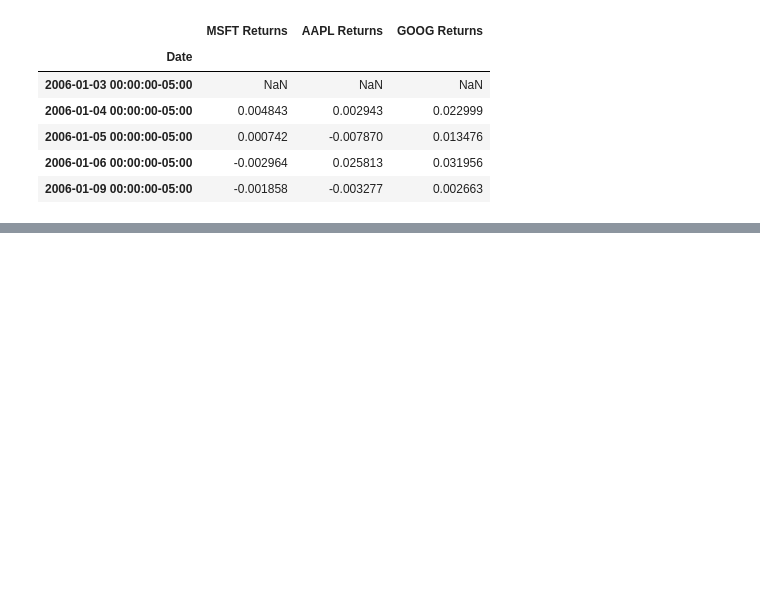
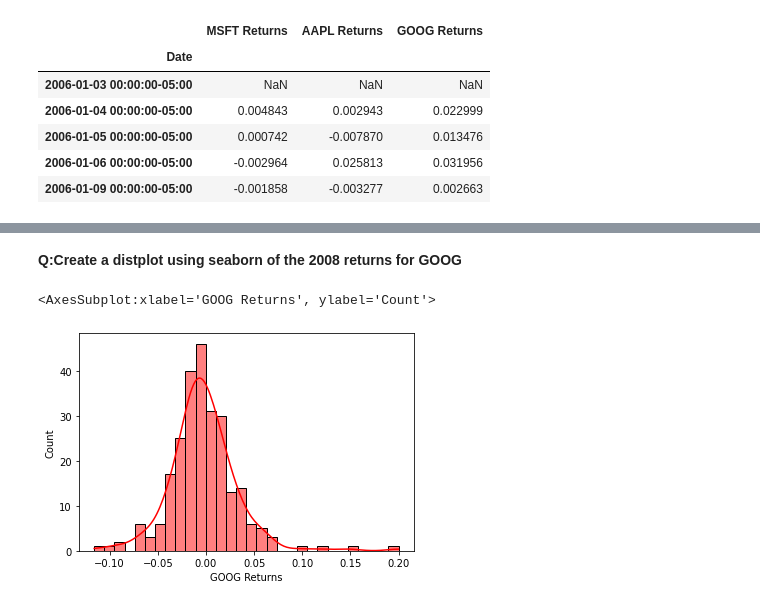
Before and after one commit to aamirmohiuddin38/Python---Data-Analysis, a Jupyter notebook: EDA Projects/Finance Data Project.ipynb, the cells around one changed output, grey strips where cells are left out. Cells and saved outputs as stored; diff of their text form; code cells hidden in the pictures; blank space fills up the shorter version.

```diff
--- a/EDA Projects/Finance Data Project.ipynb
+++ b/EDA Projects/Finance Data Project.ipynb
@@ -230,0 +285,7 @@ returns.head()
+# %% [markdown]
+**Q:Create a distplot using seaborn of the 2008 returns for GOOG**
+# %%
+sns.histplot(returns['2008-01-01':'2008-12-31']['GOOG Returns'],color='red', kde=True, bins = 30)
+# %% [output]
+<AxesSubplot:xlabel='GOOG Returns', ylabel='Count'>
+[figure, added]
```
Also changed, not shown: parts of 19 cells of this notebook.
